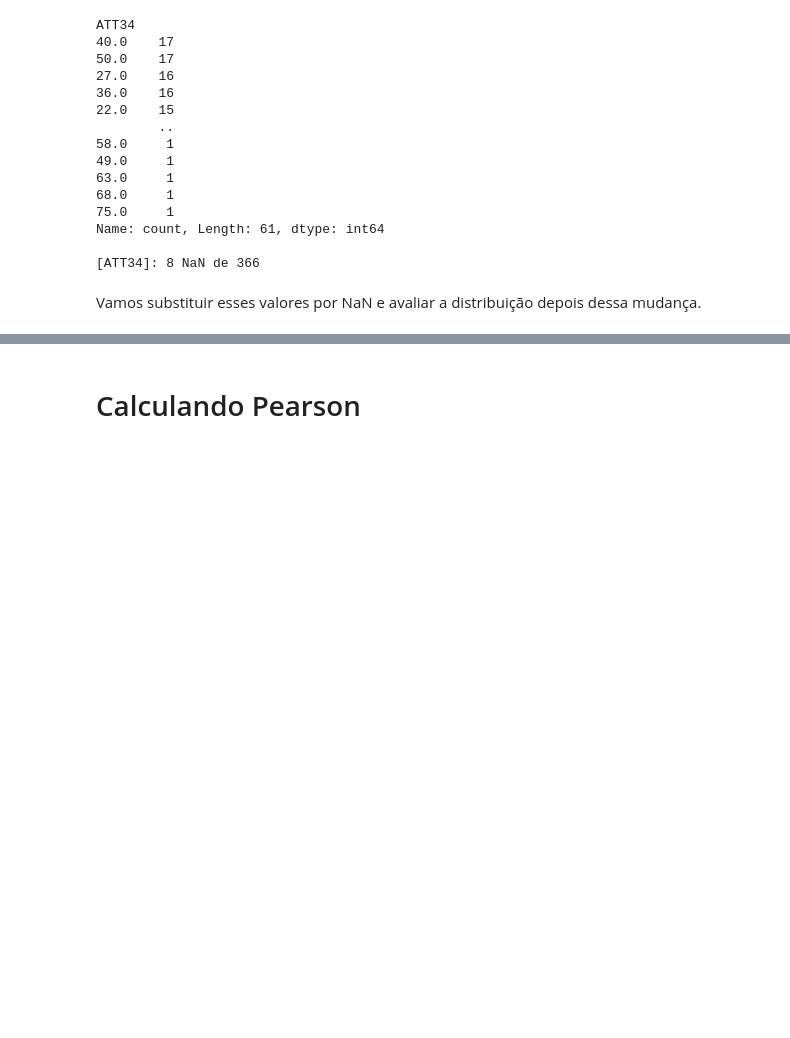
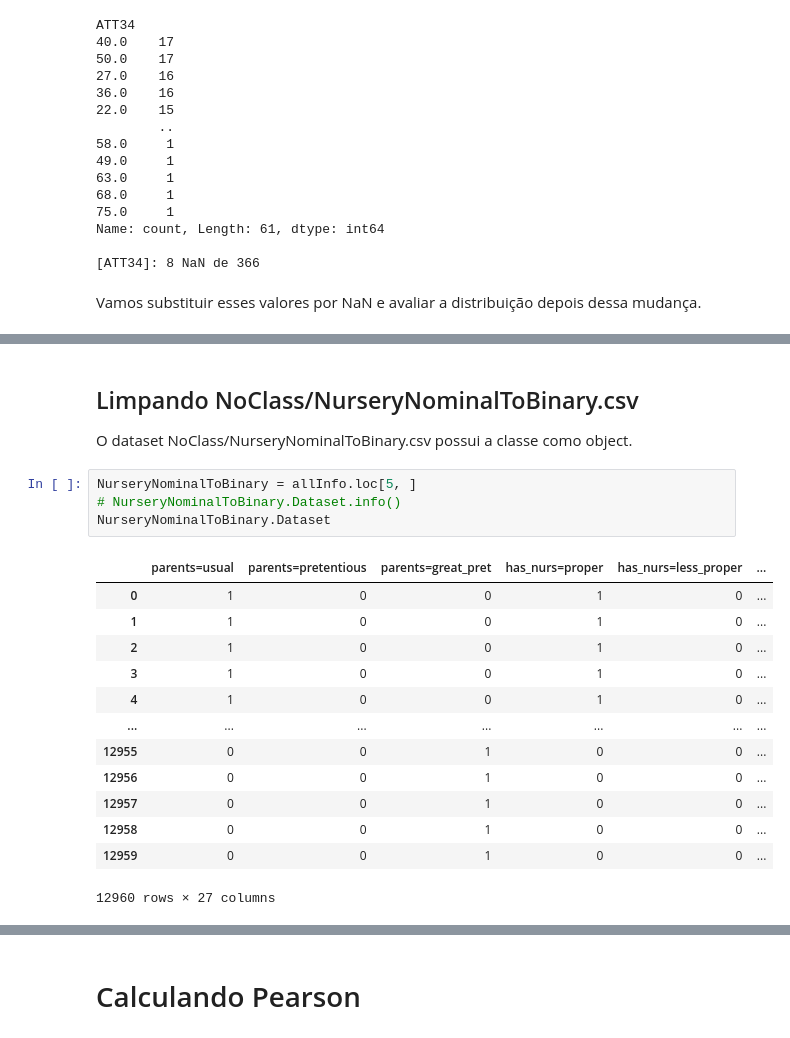
Before and after one commit to gilcesarf/imd3002-202502, a Jupyter notebook: Aula08/exercicio-aula07.ipynb, the cells around one changed output, grey strips where cells are left out. Cells and saved outputs as stored; diff of their text form; blank space fills up the shorter version.

```diff
--- a/Aula08/exercicio-aula07.ipynb
+++ b/Aula08/exercicio-aula07.ipynb
@@ -383,3 +384,25 @@ Mediana (d_linha.ATT34.median()):
 35.0
 [ATT34]: 0 NaN de 366
 Nenhuma coluna do tipo object encontrada.
+# %% [markdown]
+## Limpando NoClass/NurseryNominalToBinary.csv
+
+O dataset NoClass/NurseryNominalToBinary.csv possui a classe como object.
+# %%
+NurseryNominalToBinary = allInfo.loc[5, ]
+# NurseryNominalToBinary.Dataset.info()
+NurseryNominalToBinary.Dataset
+# %% [output]
+|  | parents=usual | parents=pretentious | parents=great_pret | has_nurs=proper | has_nurs=less_proper | ... |
+| 0 | 1 | 0 | 0 | 1 | 0 | ... |
+| 1 | 1 | 0 | 0 | 1 | 0 | ... |
+| 2 | 1 | 0 | 0 | 1 | 0 | ... |
+| 3 | 1 | 0 | 0 | 1 | 0 | ... |
+| 4 | 1 | 0 | 0 | 1 | 0 | ... |
+| ... | ... | ... | ... | ... | ... | ... |
+| 12955 | 0 | 0 | 1 | 0 | 0 | ... |
+| 12956 | 0 | 0 | 1 | 0 | 0 | ... |
+| 12957 | 0 | 0 | 1 | 0 | 0 | ... |
+| 12958 | 0 | 0 | 1 | 0 | 0 | ... |
+| 12959 | 0 | 0 | 1 | 0 | 0 | ... |
+12960 rows × 27 columns
```
Also changed, not shown: parts of 5 cells of this notebook.
